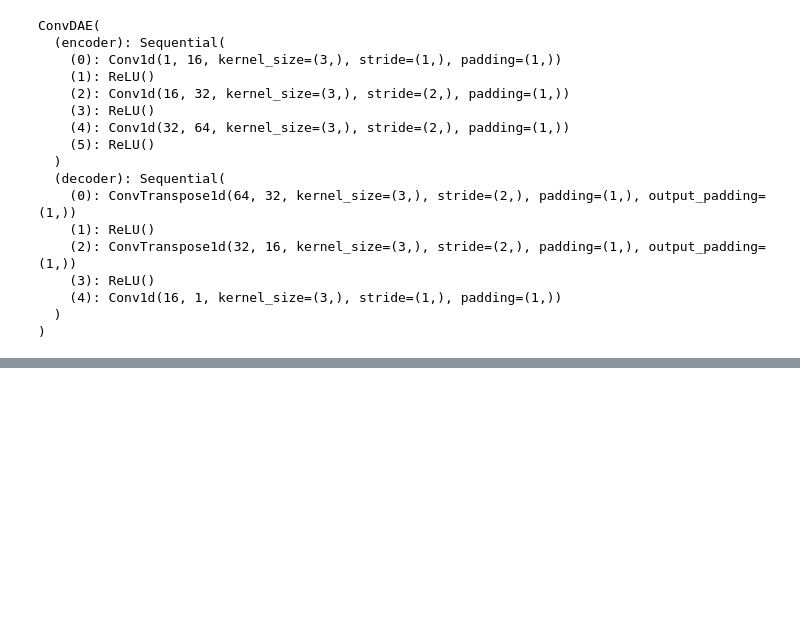
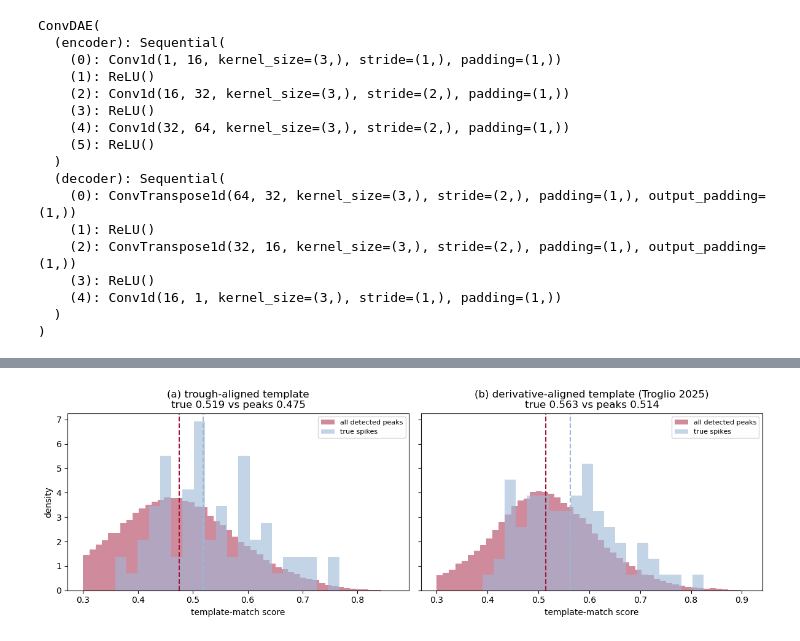
Before and after one commit to Razan-88/Decoding_Chronic_Pain, a Jupyter notebook: notebooks/05_real_data_pipeline.ipynb, the cells around one changed output, grey strips where cells are left out. Cells and saved outputs as stored; diff of their text form; code cells hidden in the pictures; blank space fills up the shorter version.

```diff
--- a/notebooks/05_real_data_pipeline.ipynb
+++ b/notebooks/05_real_data_pipeline.ipynb
@@ -1013,0 +1302,34 @@ for k in [1.5, 2, 2.5, 3, 4]:
+# %%
+# recompute both sets of gt_scores (trough and derivative)
+gt_trough = np.array([scores[int((st-t_start)*sample_rate)-90:int((st-t_start)*sample_rate)+90].max()
+                      for st in gt_in_win
+                      if 90 < int((st-t_start)*sample_rate) < len(scores)-90])
+gt_deriv  = np.array([scores_deriv[int((st-t_start)*sample_rate)-90:int((st-t_start)*sample_rate)+90].max()
+                      for st in gt_in_win
+                      if 90 < int((st-t_start)*sample_rate) < len(scores_deriv)-90])
+peaks_t, _ = find_peaks(scores,       height=0.3, distance=90)
+peaks_d, _ = find_peaks(scores_deriv, height=0.3, distance=90)
+
+fig, ax = plt.subplots(1, 2, figsize=(12, 4), sharey=True)
+
+# (a) trough-aligned template
+ax[0].hist(scores[peaks_t], bins=50, density=True, alpha=0.5, color="#a01838", label="all detected peaks")
+ax[0].hist(gt_trough,       bins=20, density=True, alpha=0.6, color="#9db8d8", label="true spikes")
+ax[0].axvline(np.median(gt_trough),      color="#9db8d8", ls="--", lw=1.5)
+ax[0].axvline(np.median(scores[peaks_t]),color="#a01838", ls="--", lw=1.5)
+ax[0].set_title(f"(a) trough-aligned template\ntrue {np.median(gt_trough):.3f} vs peaks {np.median(scores[peaks_t]):.3f}")
+ax[0].set_xlabel("template-match score"); ax[0].set_ylabel("density"); ax[0].legend(fontsize=8)
+
+# (b) derivative-aligned template (Troglio)
+ax[1].hist(scores_deriv[peaks_d], bins=50, density=True, alpha=0.5, color="#a01838", label="all detected peaks")
+ax[1].hist(gt_deriv,              bins=20, density=True, alpha=0.6, color="#9db8d8", label="true spikes")
+ax[1].axvline(np.median(gt_deriv),             color="#9db8d8", ls="--", lw=1.5)
+ax[1].axvline(np.median(scores_deriv[peaks_d]),color="#a01838", ls="--", lw=1.5)
+ax[1].set_title(f"(b) derivative-aligned template (Troglio 2025)\ntrue {np.median(gt_deriv):.3f} vs peaks {np.median(scores_deriv[peaks_d]):.3f}")
+ax[1].set_xlabel("template-match score"); ax[1].legend(fontsize=8)
+
+plt.tight_layout()
+plt.savefig("figures/overlap_diagnostic_both.png", dpi=150)
+plt.show()
+# %% [output]
+[figure, added]
```
Also changed, not shown: parts of 45 cells of this notebook, 1 other file.
